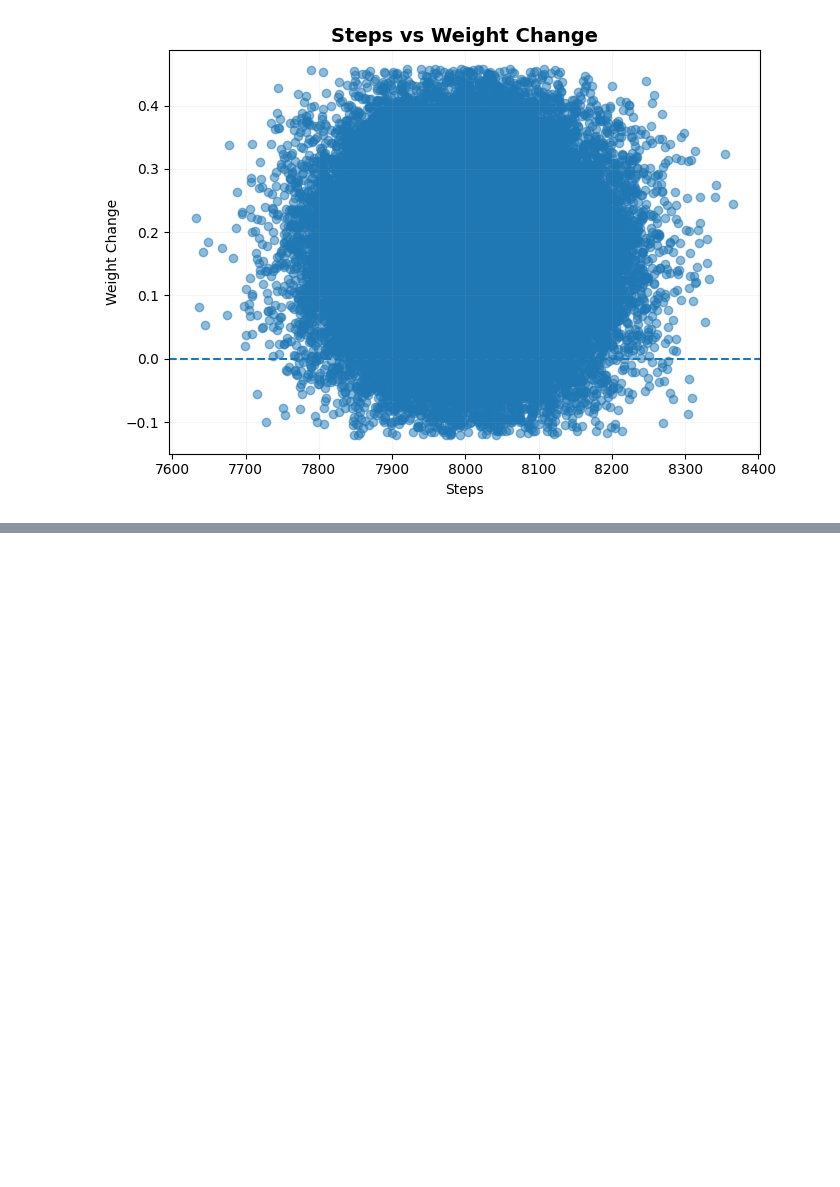
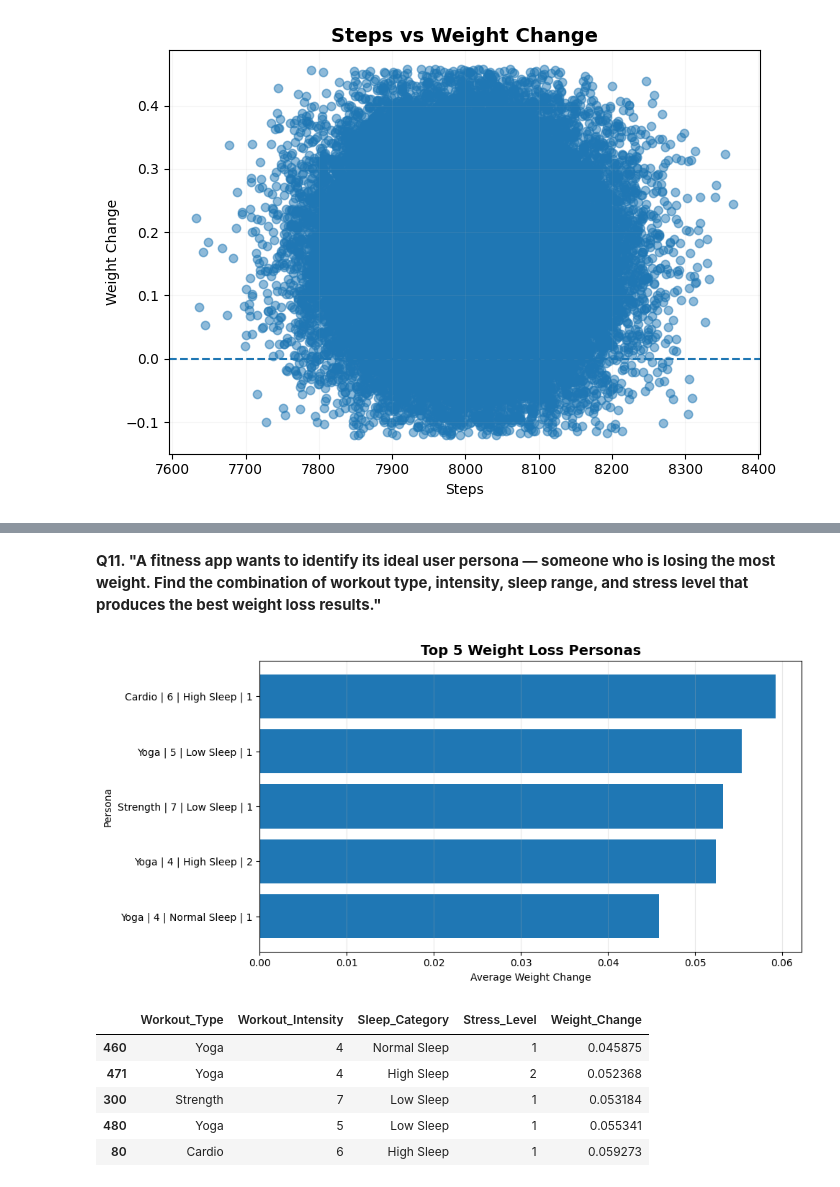
Before and after one commit to Abhaypanchal5/Data-Analytics-Portfolio, a Jupyter notebook: 04_End-To-End-Project/LifeStyle/NoteBook/LifeStyle.ipynb, the cells around one changed output, grey strips where cells are left out. Saved outputs shown, nothing was run; the diff lists cells and outputs as text; code cells hidden in the pictures; blank space fills up the shorter version.

```diff
--- a/04_End-To-End-Project/LifeStyle/NoteBook/LifeStyle.ipynb
+++ b/04_End-To-End-Project/LifeStyle/NoteBook/LifeStyle.ipynb
@@ -345,0 +388,56 @@ plt.show()
+# %% [markdown]
+**Q11. "A fitness app wants to identify its ideal user persona — someone who is losing the most weight. Find the combination of workout type, intensity, sleep range, and stress level that produces the best weight loss results."**
+# %%
+# --- Copy data ---
+df = df_copy.copy()
+
+# --- Create Sleep Categories ---
+df['Sleep_Category'] = pd.cut(
+    df['Sleep_Hours'],
+    bins=[0,6,8,df['Sleep_Hours'].max()],
+    labels=['Low Sleep','Normal Sleep','High Sleep'],
+    include_lowest=True
+)
+
+# --- Group to build persona ---
+df_persona = (
+    df
+    .groupby(['Workout_Type','Workout_Intensity','Sleep_Category','Stress_Level'])['Weight_Change']
+    .mean()
+    .reset_index()
+)
+
+# --- Sort for best weight loss (lowest = best) ---
+best_persona = df_persona.sort_values(by='Weight_Change')
+
+# --- Display top 5 personas ---
+top5 = best_persona.head(5)
+
+# --- Plot ---
+plt.figure(figsize=(10,5))
+
+labels = top5.apply(
+    lambda x: f"{x['Workout_Type']} | {x['Workout_Intensity']} | {x['Sleep_Category']} | {x['Stress_Level']}",
+    axis=1
+)
+
+plt.barh(labels, top5['Weight_Change'])
+
+plt.title("Top 5 Weight Loss Personas", fontsize=14, weight='bold')
+plt.xlabel("Average Weight Change")
+plt.ylabel("Persona")
+
+# plt.gca().invert_yaxis()
+plt.grid(axis='x', alpha=0.3)
+
+plt.tight_layout()
+plt.show()
+top5
+# %% [output]
+[figure, added]
+|  | Workout_Type | Workout_Intensity | Sleep_Category | Stress_Level | Weight_Change |
+| 460 | Yoga | 4 | Normal Sleep | 1 | 0.045875 |
+| 471 | Yoga | 4 | High Sleep | 2 | 0.052368 |
+| 300 | Strength | 7 | Low Sleep | 1 | 0.053184 |
+| 480 | Yoga | 5 | Low Sleep | 1 | 0.055341 |
+| 80 | Cardio | 6 | High Sleep | 1 | 0.059273 |
```
Also changed, not shown: parts of 4 cells of this notebook.
